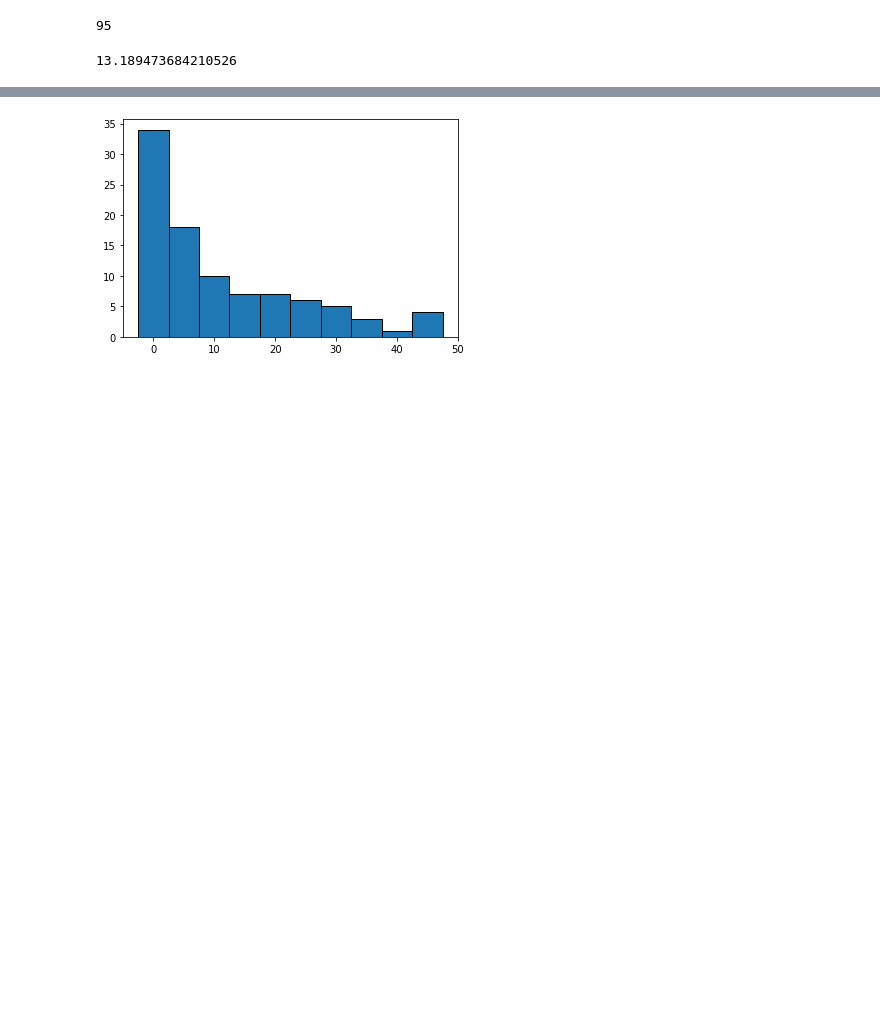
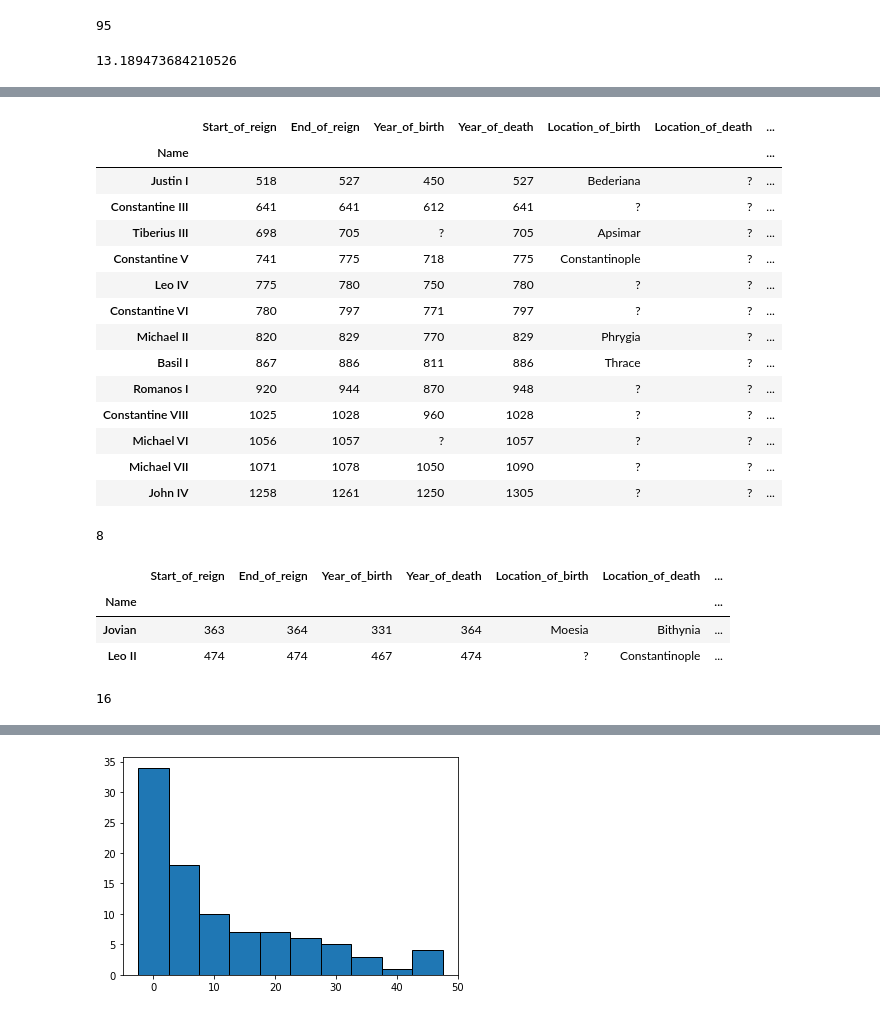
Before and after one commit to BurtonBarnes/byzantine, a Jupyter notebook: exploration.ipynb, the cells around one changed output, grey strips where cells are left out. Saved outputs shown, nothing was run; the diff lists cells and outputs as text; code cells hidden in the pictures; blank space fills up the shorter version.

```diff
--- a/exploration.ipynb
+++ b/exploration.ipynb
@@ -82,0 +137,36 @@ df['Length_of_reign'].sum() / len(df)
+# %%
+df[df['Location_of_death'] == '?']
+# %% [output]
+|  | Start_of_reign | End_of_reign | Year_of_birth | Year_of_death | Location_of_birth | Location_of_death | ... |
+| Name |  |  |  |  |  |  | ... |
+| Justin I | 518 | 527 | 450 | 527 | Bederiana | ? | ... |
+| Constantine III | 641 | 641 | 612 | 641 | ? | ? | ... |
+| Tiberius III | 698 | 705 | ? | 705 | Apsimar | ? | ... |
+| Constantine V | 741 | 775 | 718 | 775 | Constantinople | ? | ... |
+| Leo IV | 775 | 780 | 750 | 780 | ? | ? | ... |
+| Constantine VI | 780 | 797 | 771 | 797 | ? | ? | ... |
+| Michael II | 820 | 829 | 770 | 829 | Phrygia | ? | ... |
+| Basil I | 867 | 886 | 811 | 886 | Thrace | ? | ... |
+| Romanos I | 920 | 944 | 870 | 948 | ? | ? | ... |
+| Constantine VIII | 1025 | 1028 | 960 | 1028 | ? | ? | ... |
+| Michael VI | 1056 | 1057 | ? | 1057 | ? | ? | ... |
+| Michael VII | 1071 | 1078 | 1050 | 1090 | ? | ? | ... |
+| John IV | 1258 | 1261 | 1250 | 1305 | ? | ? | ... |
+# %%
+# 7 unique causes of death discounting ?
+len(df['Cause_of_death'].unique())
+# %% [output]
+8
+# %%
+#those with an unknown cause of death had short reigns at the beginning of the empire
+df[df['Cause_of_death'] == '?']
+# %% [output]
+|  | Start_of_reign | End_of_reign | Year_of_birth | Year_of_death | Location_of_birth | Location_of_death | ... |
+| Name |  |  |  |  |  |  | ... |
+| Jovian | 363 | 364 | 331 | 364 | Moesia | Bithynia | ... |
+| Leo II | 474 | 474 | 467 | 474 | ? | Constantinople | ... |
+# %%
+# including non-dynastic 16 unique dynasties
+len(df['Dinasty'].unique())
+# %% [output]
+16
```
Also changed, not shown: parts of 7 cells of this notebook.
